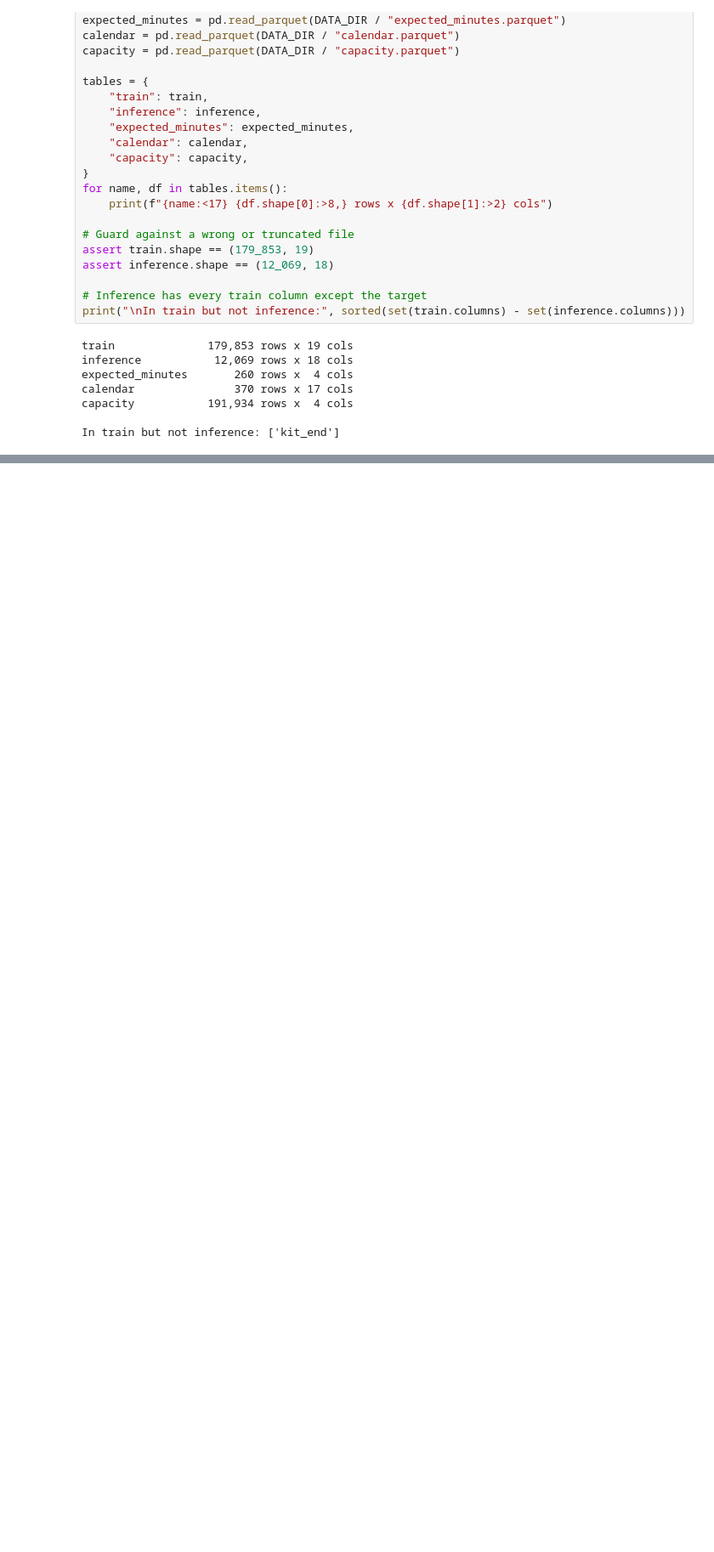
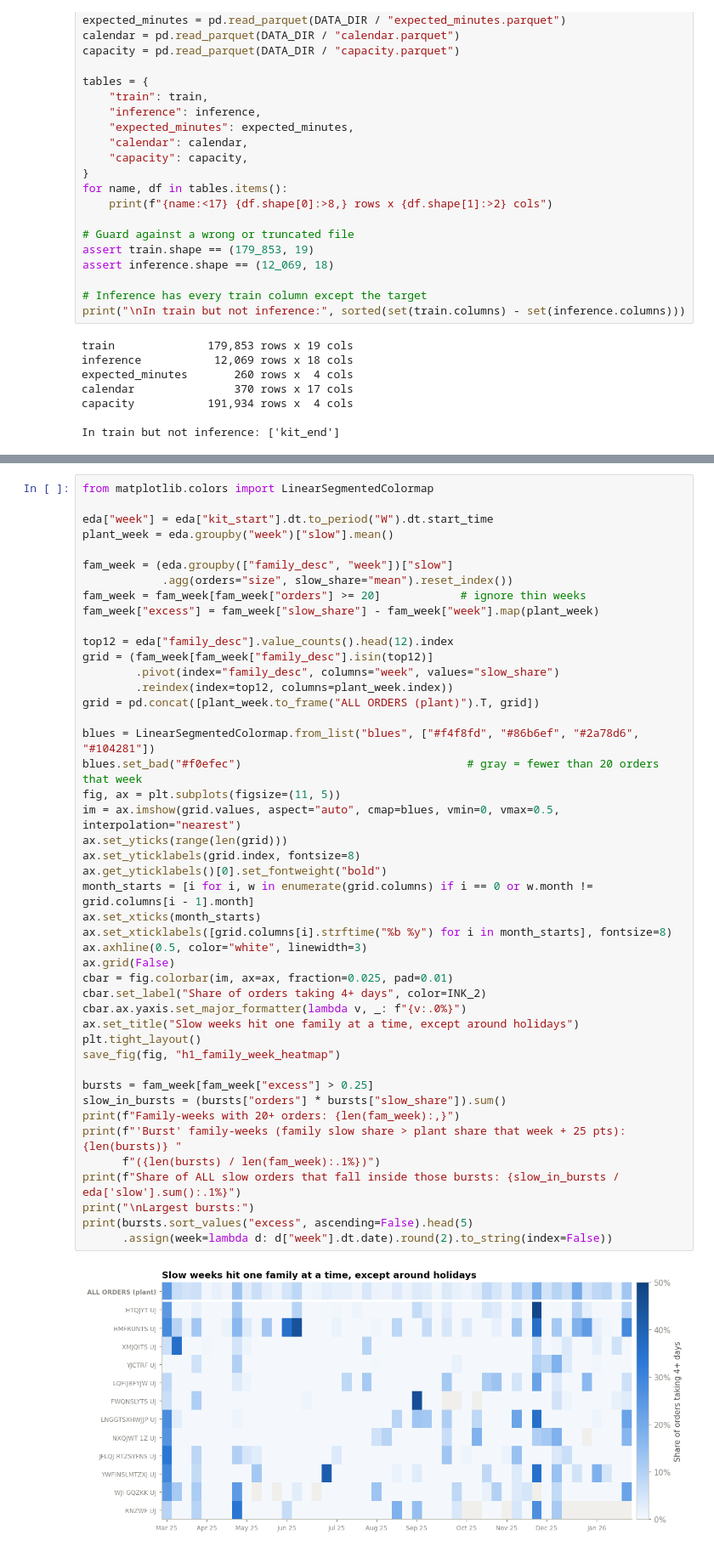
Before and after one commit to ZakirPatwa/Zakir_Patwa_DS_Case_2026, a Jupyter notebook: Zakir_Patwa_DS_Case_Notebook_2026.ipynb, the cells around one changed output, grey strips where cells are left out. Shown at 85% size. Saved outputs shown, nothing was run; the diff lists cells and outputs as text; blank space fills up the shorter version.

```diff
--- a/Zakir_Patwa_DS_Case_Notebook_2026.ipynb
+++ b/Zakir_Patwa_DS_Case_Notebook_2026.ipynb
@@ -119,0 +283,47 @@ In train but not inference: ['kit_end']
+# %%
+from matplotlib.colors import LinearSegmentedColormap
+
+eda["week"] = eda["kit_start"].dt.to_period("W").dt.start_time
+plant_week = eda.groupby("week")["slow"].mean()
+
+fam_week = (eda.groupby(["family_desc", "week"])["slow"]
+            .agg(orders="size", slow_share="mean").reset_index())
+fam_week = fam_week[fam_week["orders"] >= 20]            # ignore thin weeks
+fam_week["excess"] = fam_week["slow_share"] - fam_week["week"].map(plant_week)
+
+top12 = eda["family_desc"].value_counts().head(12).index
+grid = (fam_week[fam_week["family_desc"].isin(top12)]
+        .pivot(index="family_desc", columns="week", values="slow_share")
+        .reindex(index=top12, columns=plant_week.index))
+grid = pd.concat([plant_week.to_frame("ALL ORDERS (plant)").T, grid])
+
+blues = LinearSegmentedColormap.from_list("blues", ["#f4f8fd", "#86b6ef", "#2a78d6", "#104281"])
+blues.set_bad("#f0efec")                                  # gray = fewer than 20 orders that week
+fig, ax = plt.subplots(figsize=(11, 5))
+im = ax.imshow(grid.values, aspect="auto", cmap=blues, vmin=0, vmax=0.5, interpolation="nearest")
+ax.set_yticks(range(len(grid)))
+ax.set_yticklabels(grid.index, fontsize=8)
+ax.get_yticklabels()[0].set_fontweight("bold")
+month_starts = [i for i, w in enumerate(grid.columns) if i == 0 or w.month != grid.columns[i - 1].month]
+ax.set_xticks(month_starts)
+ax.set_xticklabels([grid.columns[i].strftime("%b %y") for i in month_starts], fontsize=8)
+ax.axhline(0.5, color="white", linewidth=3)
+ax.grid(False)
+cbar = fig.colorbar(im, ax=ax, fraction=0.025, pad=0.01)
+cbar.set_label("Share of orders taking 4+ days", color=INK_2)
+cbar.ax.yaxis.set_major_formatter(lambda v, _: f"{v:.0%}")
+ax.set_title("Slow weeks hit one family at a time, except around holidays")
+plt.tight_layout()
+save_fig(fig, "h1_family_week_heatmap")
+
+bursts = fam_week[fam_week["excess"] > 0.25]
+slow_in_bursts = (bursts["orders"] * bursts["slow_share"]).sum()
+print(f"Family-weeks with 20+ orders: {len(fam_week):,}")
+print(f"'Burst' family-weeks (family slow share > plant share that week + 25 pts): {len(bursts)} "
+      f"({len(bursts) / len(fam_week):.1%})")
+print(f"Share of ALL slow orders that fall inside those bursts: {slow_in_bursts / eda['slow'].sum():.1%}")
+print("\nLargest bursts:")
+print(bursts.sort_values("excess", ascending=False).head(5)
+      .assign(week=lambda d: d["week"].dt.date).round(2).to_string(index=False))
+# %% [output]
+[figure, added]
```
Also changed, not shown: parts of 22 cells of this notebook, 8 other files.
